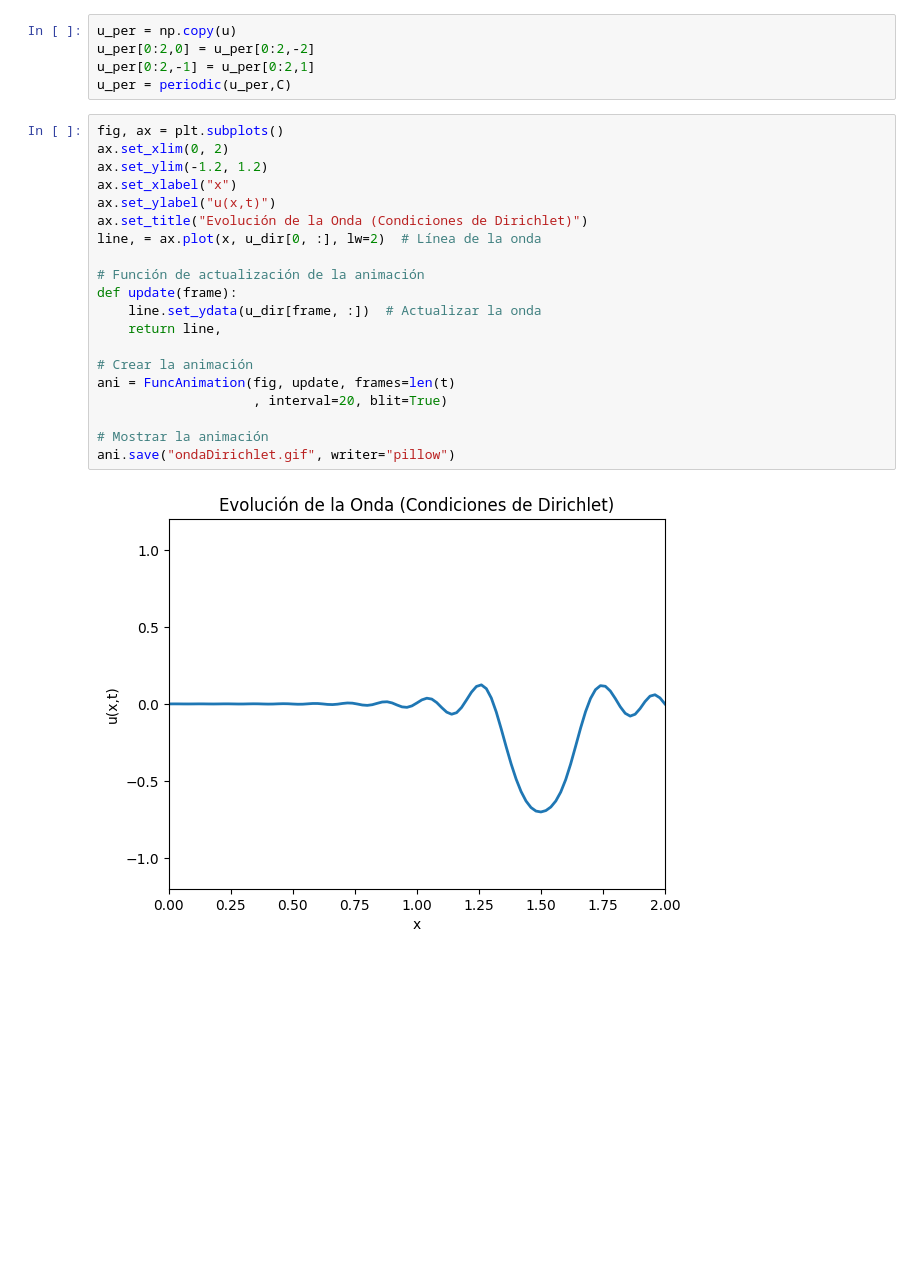
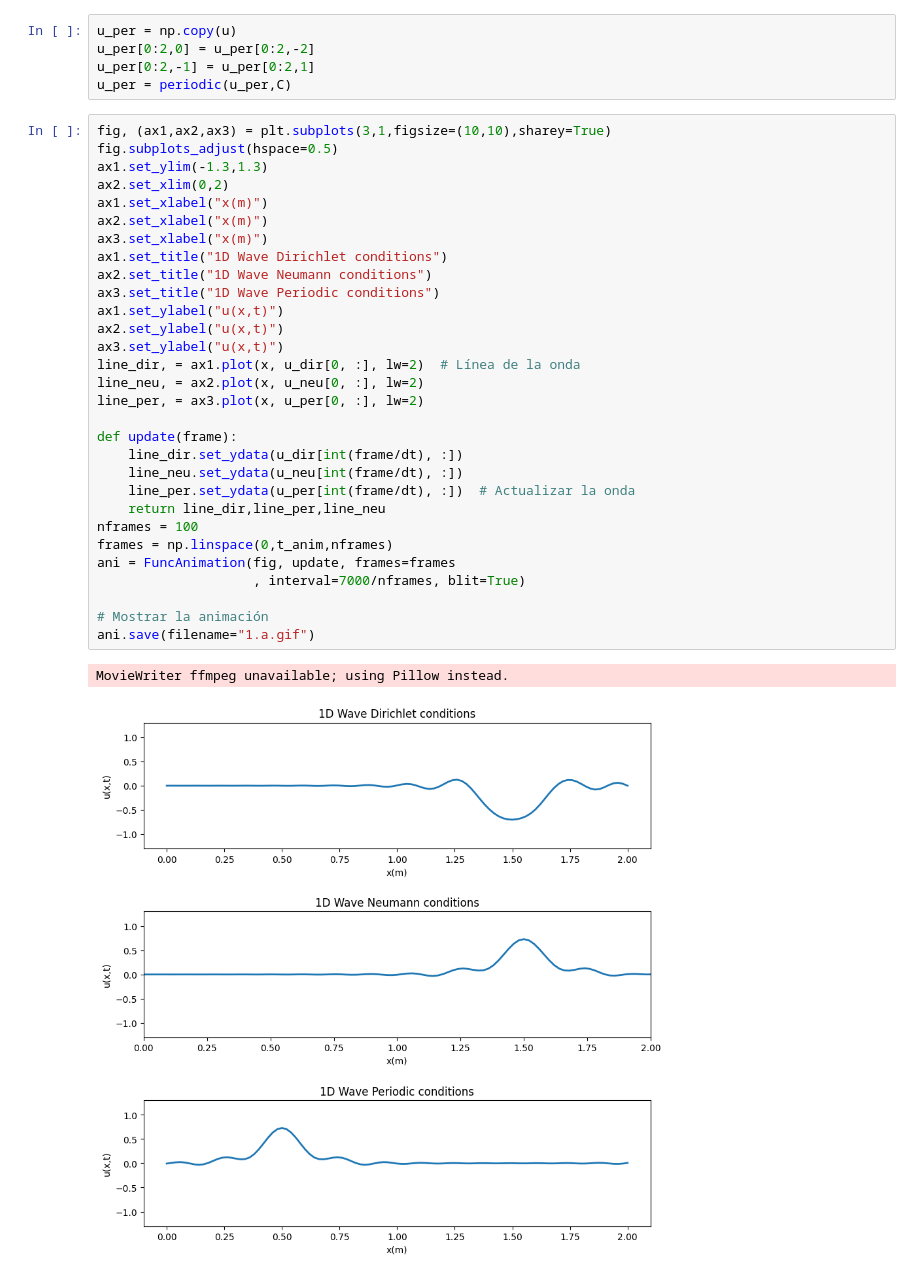
Before and after one commit to Munxi/metodosComp2, a Jupyter notebook: 1Dwave.ipynb, the cells around one changed output. Drawn from its saved outputs; the diff is of its cells as text; blank space fills up the shorter version.

```diff
--- a/1Dwave.ipynb
+++ b/1Dwave.ipynb
@@ -60,24 +62,35 @@ u_per[0:2,0] = u_per[0:2,-2]
 u_per[0:2,-1] = u_per[0:2,1]
 u_per = periodic(u_per,C)
 # %%
-fig, ax = plt.subplots()
-ax.set_xlim(0, 2)
-ax.set_ylim(-1.2, 1.2)
-ax.set_xlabel("x")
-ax.set_ylabel("u(x,t)")
-ax.set_title("Evolución de la Onda (Condiciones de Dirichlet)")
-line, = ax.plot(x, u_dir[0, :], lw=2)  # Línea de la onda
+fig, (ax1,ax2,ax3) = plt.subplots(3,1,figsize=(10,10),sharey=True)
+fig.subplots_adjust(hspace=0.5)
+ax1.set_ylim(-1.3,1.3)
+ax2.set_xlim(0,2)
+ax1.set_xlabel("x(m)")
+ax2.set_xlabel("x(m)")
+ax3.set_xlabel("x(m)")
+ax1.set_title("1D Wave Dirichlet conditions")
+ax2.set_title("1D Wave Neumann conditions")
+ax3.set_title("1D Wave Periodic conditions")
+ax1.set_ylabel("u(x,t)")
+ax2.set_ylabel("u(x,t)")
+ax3.set_ylabel("u(x,t)")
+line_dir, = ax1.plot(x, u_dir[0, :], lw=2)  # Línea de la onda
+line_neu, = ax2.plot(x, u_neu[0, :], lw=2)
+line_per, = ax3.plot(x, u_per[0, :], lw=2)
 
-# Función de actualización de la animación
 def update(frame):
-    line.set_ydata(u_dir[frame, :])  # Actualizar la onda
-    return line,
-
-# Crear la animación
-ani = FuncAnimation(fig, update, frames=len(t)
-                    , interval=20, blit=True)
+    line_dir.set_ydata(u_dir[int(frame/dt), :])
+    line_neu.set_ydata(u_neu[int(frame/dt), :])
+    line_per.set_ydata(u_per[int(frame/dt), :])  # Actualizar la onda
+    return line_dir,line_per,line_neu
+nframes = 100
+frames = np.linspace(0,t_anim,nframes)
+ani = FuncAnimation(fig, update, frames=frames
+                    , interval=7000/nframes, blit=True)
 
 # Mostrar la animación
-ani.save("ondaDirichlet.gif", writer="pillow")
+ani.save(filename="1.a.gif")
 # %% [output]
+MovieWriter ffmpeg unavailable; using Pillow instead.
-[figure, old version]
+[figure, new version]
```
Also changed, not shown: parts of 2 cells of this notebook, 5 other files.
